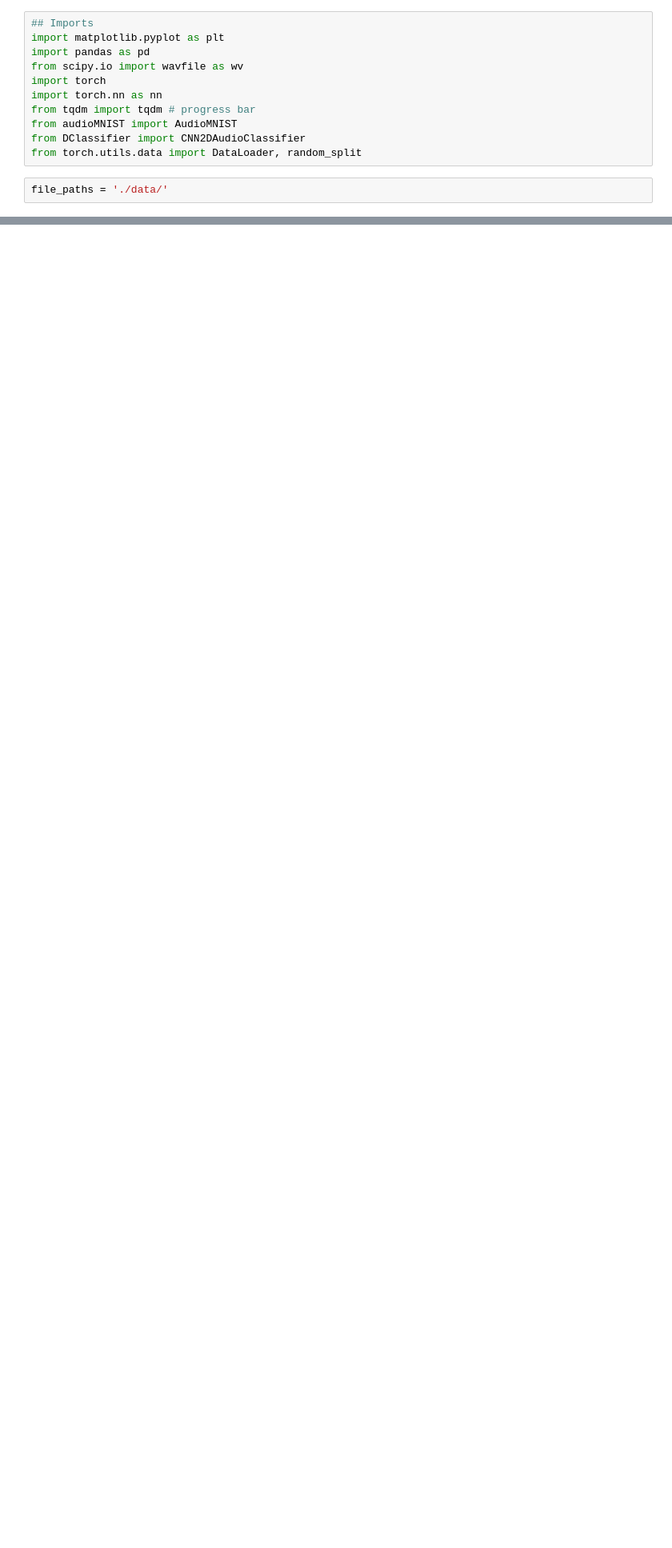
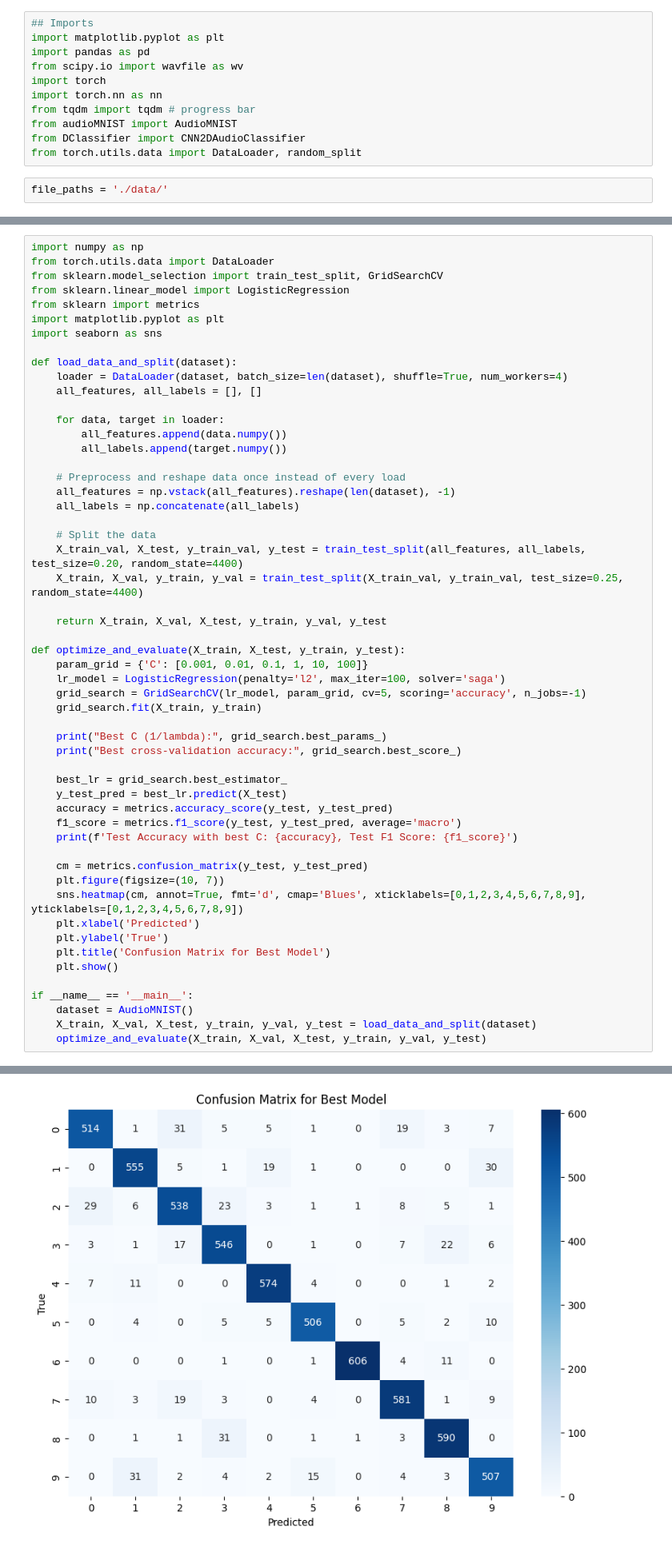
Before and after one commit to jarenadams21/ds4400-CaptchaDis, a Jupyter notebook: space/eval.ipynb, the cells around one changed output, grey strips where cells are left out. Shown at 80% size. Cells and saved outputs as stored; diff of their text form; blank space fills up the shorter version.

Commit message:
logistic code for now

```diff
--- a/space/eval.ipynb
+++ b/space/eval.ipynb
@@ -145,0 +62,55 @@ evaluate(model, val_dl)
+# %%
+import numpy as np
+from torch.utils.data import DataLoader
+from sklearn.model_selection import train_test_split, GridSearchCV
+from sklearn.linear_model import LogisticRegression
+from sklearn import metrics
+import matplotlib.pyplot as plt
+import seaborn as sns
+
+def load_data_and_split(dataset):
+    loader = DataLoader(dataset, batch_size=len(dataset), shuffle=True, num_workers=4)
+    all_features, all_labels = [], []
+
+    for data, target in loader:
+        all_features.append(data.numpy())
+        all_labels.append(target.numpy())
+
+    # Preprocess and reshape data once instead of every load
+    all_features = np.vstack(all_features).reshape(len(dataset), -1)
+    all_labels = np.concatenate(all_labels)
+
+    # Split the data
+    X_train_val, X_test, y_train_val, y_test = train_test_split(all_features, all_labels, test_size=0.20, random_state=4400)
+    X_train, X_val, y_train, y_val = train_test_split(X_train_val, y_train_val, test_size=0.25, random_state=4400)
+
+    return X_train, X_val, X_test, y_train, y_val, y_test
+
+def optimize_and_evaluate(X_train, X_test, y_train, y_test):
+    param_grid = {'C': [0.001, 0.01, 0.1, 1, 10, 100]}
+    lr_model = LogisticRegression(penalty='l2', max_iter=100, solver='saga')
+    grid_search = GridSearchCV(lr_model, param_grid, cv=5, scoring='accuracy', n_jobs=-1)
+    grid_search.fit(X_train, y_train)
+
+    print("Best C (1/lambda):", grid_search.best_params_)
+    print("Best cross-validation accuracy:", grid_search.best_score_)
+
+    best_lr = grid_search.best_estimator_
+    y_test_pred = best_lr.predict(X_test)
+    accuracy = metrics.accuracy_score(y_test, y_test_pred)
+    f1_score = metrics.f1_score(y_test, y_test_pred, average='macro')
+    print(f'Test Accuracy with best C: {accuracy}, Test F1 Score: {f1_score}')
+
+    cm = metrics.confusion_matrix(y_test, y_test_pred)
+    plt.figure(figsize=(10, 7))
+    sns.heatmap(cm, annot=True, fmt='d', cmap='Blues', xticklabels=[0,1,2,3,4,5,6,7,8,9], yticklabels=[0,1,2,3,4,5,6,7,8,9])
+    plt.xlabel('Predicted')
+    plt.ylabel('True')
+    plt.title('Confusion Matrix for Best Model')
+    plt.show()
+
+if __name__ == '__main__':
+    dataset = AudioMNIST()
+    X_train, X_val, X_test, y_train, y_val, y_test = load_data_and_split(dataset)
+    optimize_and_evaluate(X_train, X_val, X_test, y_train, y_val, y_test)
+# %% [output]
@@ -145,0 +120 @@ evaluate(model, val_dl)
+[figure, added]
```
Also changed, not shown: parts of 9 cells of this notebook.
